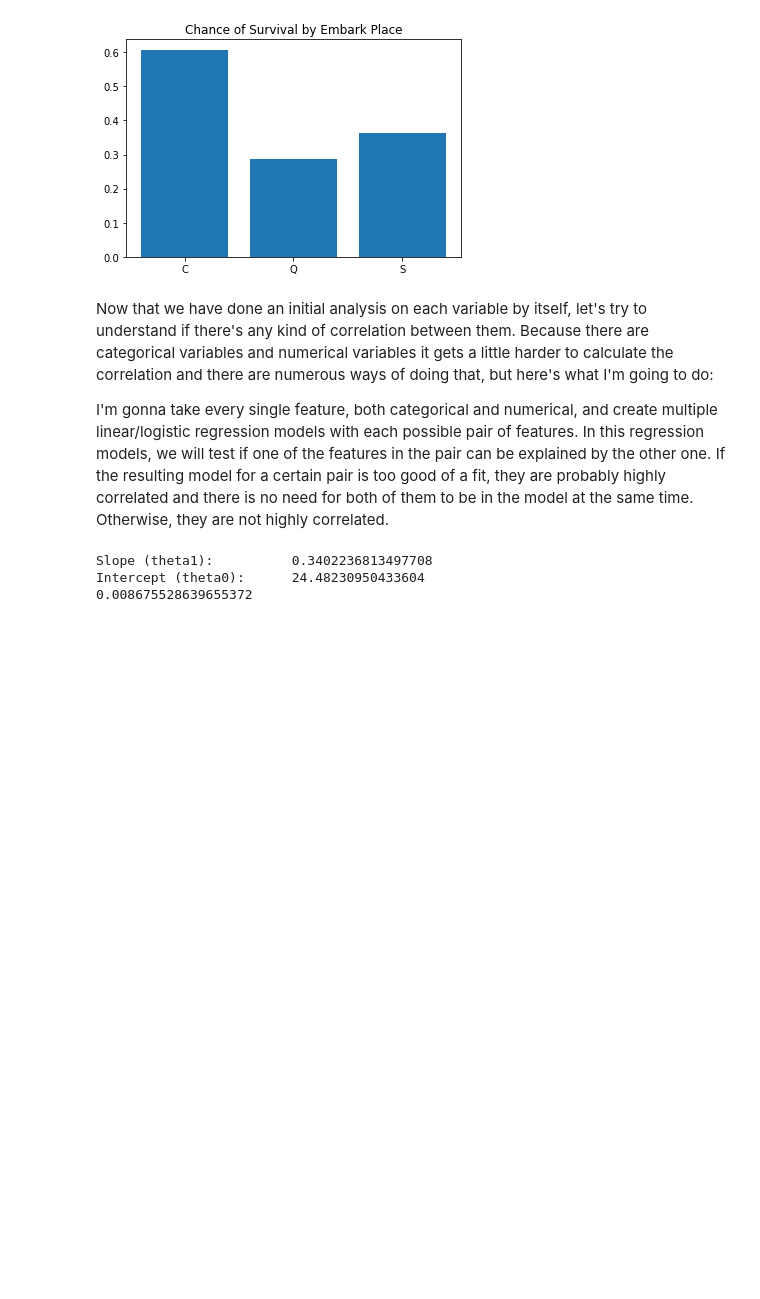
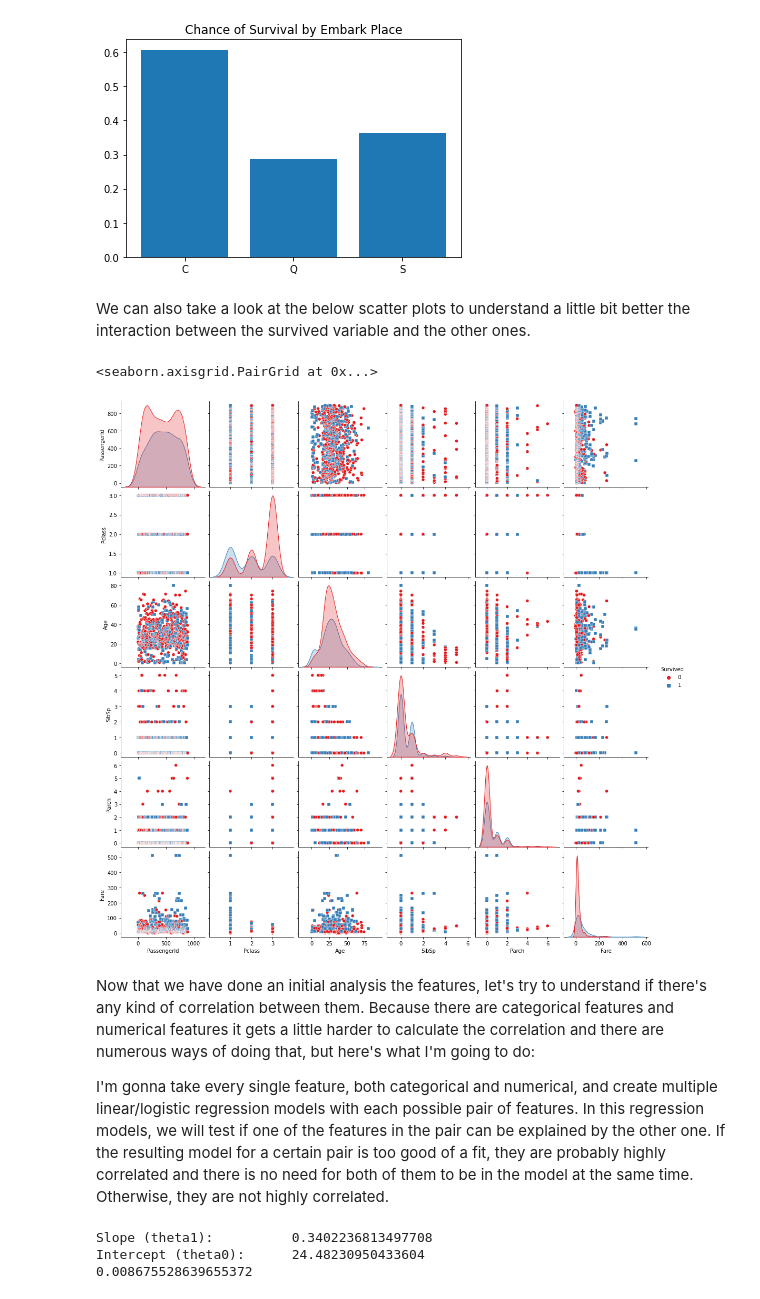
Before and after one commit to matheusorienrac/Notebooks, a Jupyter notebook: Titanic.ipynb, the cells around one changed output. Saved outputs shown, nothing was run; the diff lists cells and outputs as text; code cells hidden in the pictures; blank space fills up the shorter version.

```diff
--- a/Titanic.ipynb
+++ b/Titanic.ipynb
@@ -224,8 +224,17 @@ ax.bar(embark_classes, percentages_of_survival_embark)
 <BarContainer object of 3 artists>
 [figure]
 [figure]
+# %% [markdown]
+We can also take a look at the below scatter plots to understand a little bit better the interaction between the survived variable and the other ones.
+# %%
+import seaborn as sns
+
+sns.pairplot(train_data, hue = 'Survived', markers = ['o', 's'], palette = 'Set1')
+# %% [output]
+<seaborn.axisgrid.PairGrid at 0x...>
+[figure, added]
 # %% [markdown]
-Now that we have done an initial analysis on each variable by itself, let's try to understand if there's any kind of correlation between them. Because there are categorical variables and numerical variables it gets a little harder to calculate the correlation and there are numerous ways of doing that, but here's what I'm going to do:
+Now that we have done an initial analysis the features, let's try to understand if there's any kind of correlation between them. Because there are categorical features and numerical features it gets a little harder to calculate the correlation and there are numerous ways of doing that, but here's what I'm going to do:
 
 
 I'm gonna take every single feature, both categorical and numerical, and create multiple linear/logistic regression models with each possible pair of features. In this regression models, we will test if one of the features in the pair can be explained by the other one. If the resulting model for a certain pair is too good of a fit, they are probably highly correlated and there is no need for both of them to be in the model at the same time. Otherwise, they are not highly correlated.
```
Also changed, not shown: parts of 2 cells of this notebook.
